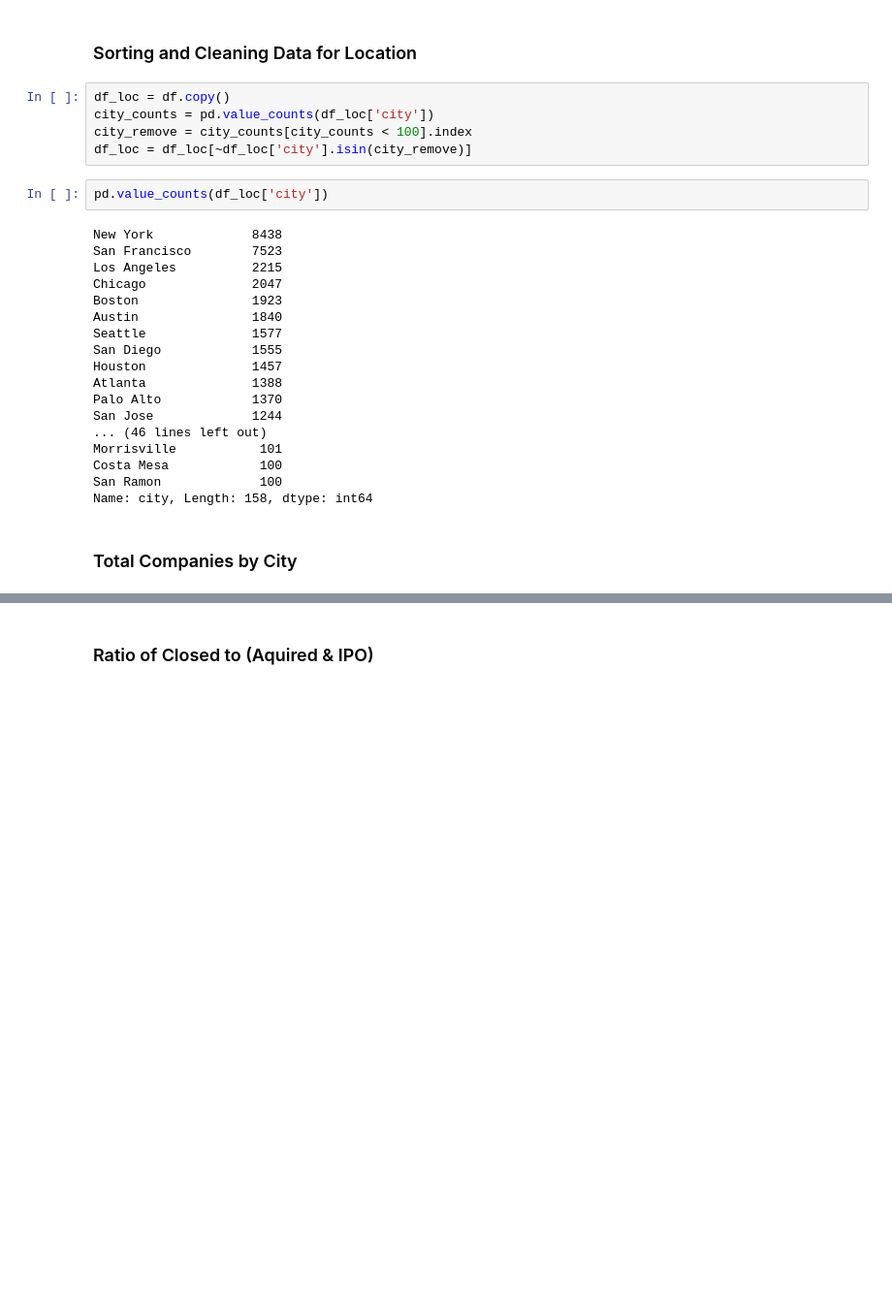
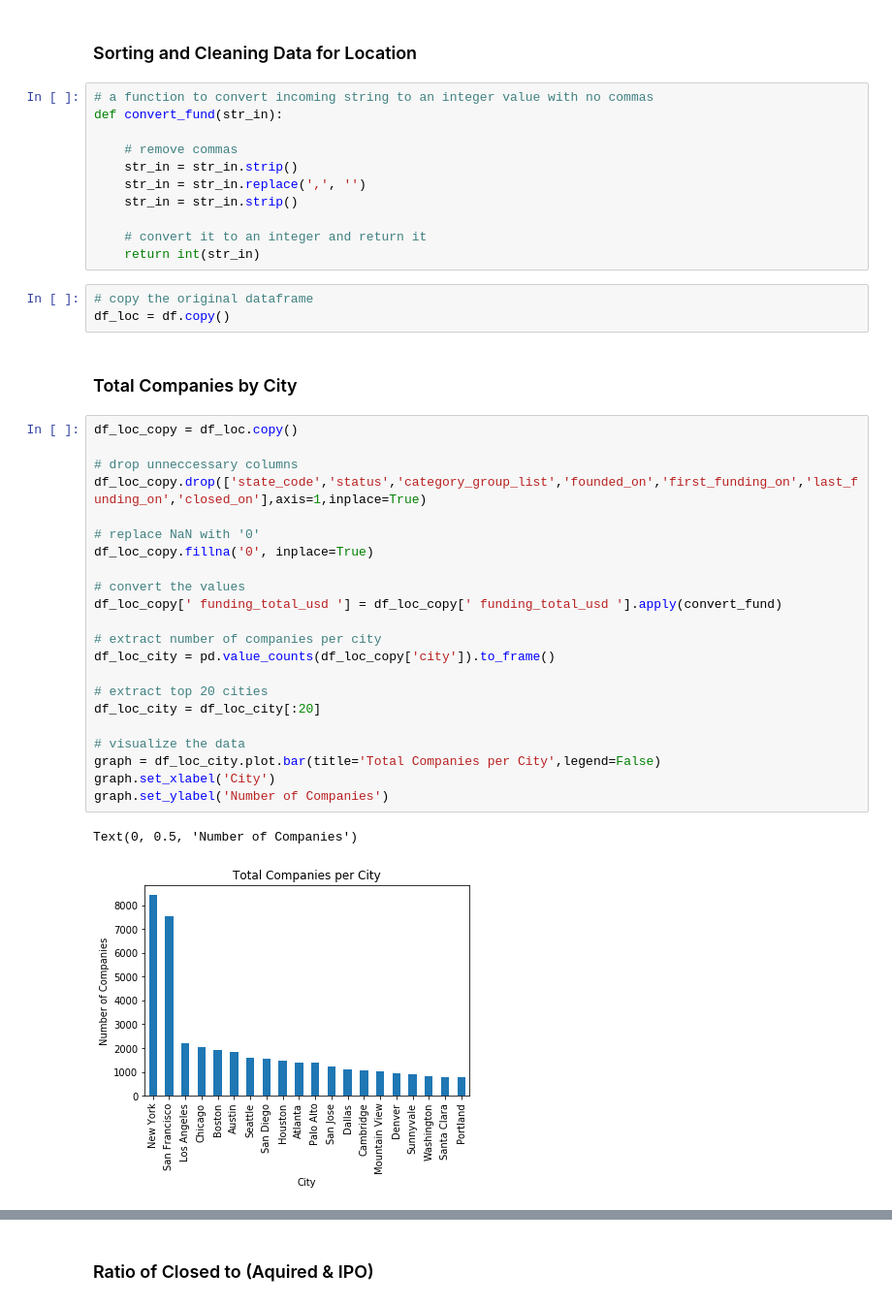
Before and after one commit to mdavis917/COGS108_Repo, a Jupyter notebook: FinalProject.ipynb, the cells around one changed output, grey strips where cells are left out. Shown at 97% size. Saved outputs shown, nothing was run; the diff lists cells and outputs as text; blank space fills up the shorter version.

Commit message:
Merged Everyones Graphs

```diff
--- a/FinalProject.ipynb
+++ b/FinalProject.ipynb
@@ -111,30 +90,44 @@ In addition, there are multiple criteria for success that we would like to explo
 - We will explore all of these different metrics to see how they change the overall story of how location impacts these factors.
 # %% [markdown]
 ### Sorting and Cleaning Data for Location
-# %%
-df_loc = df.copy()
-city_counts = pd.value_counts(df_loc['city'])
-city_remove = city_counts[city_counts < 100].index
-df_loc = df_loc[~df_loc['city'].isin(city_remove)]
-# %%
-pd.value_counts(df_loc['city'])
-# %% [output]
-New York             8438
-San Francisco        7523
-Los Angeles          2215
-Chicago              2047
-Boston               1923
-Austin               1840
-Seattle              1577
-San Diego            1555
-Houston              1457
-Atlanta              1388
-Palo Alto            1370
-San Jose             1244
-... (46 lines left out)
-Morrisville           101
-Costa Mesa            100
-San Ramon             100
-Name: city, Length: 158, dtype: int64
+# %%
+# a function to convert incoming string to an integer value with no commas
+def convert_fund(str_in):
+
+    # remove commas
+    str_in = str_in.strip()
+    str_in = str_in.replace(',', '')
+    str_in = str_in.strip()
+
+    # convert it to an integer and return it
+    return int(str_in)
+# %%
+# copy the original dataframe
+df_loc = df.copy()
 # %% [markdown]
 ### Total Companies by City
+# %%
+df_loc_copy = df_loc.copy()
+
+# drop unneccessary columns
+df_loc_copy.drop(['state_code','status','category_group_list','founded_on','first_funding_on','last_funding_on','closed_on'],axis=1,inplace=True)
+
+# replace NaN with '0'
+df_loc_copy.fillna('0', inplace=True)
+
+# convert the values
+df_loc_copy[' funding_total_usd '] = df_loc_copy[' funding_total_usd '].apply(convert_fund)
+
+# extract number of companies per city
+df_loc_city = pd.value_counts(df_loc_copy['city']).to_frame()
+
+# extract top 20 cities
+df_loc_city = df_loc_city[:20]
+
+# visualize the data
+graph = df_loc_city.plot.bar(title='Total Companies per City',legend=False)
+graph.set_xlabel('City')
+graph.set_ylabel('Number of Companies')
+# %% [output]
+Text(0, 0.5, 'Number of Companies')
+[figure, added]
```
Also changed, not shown: parts of 29 cells of this notebook.
